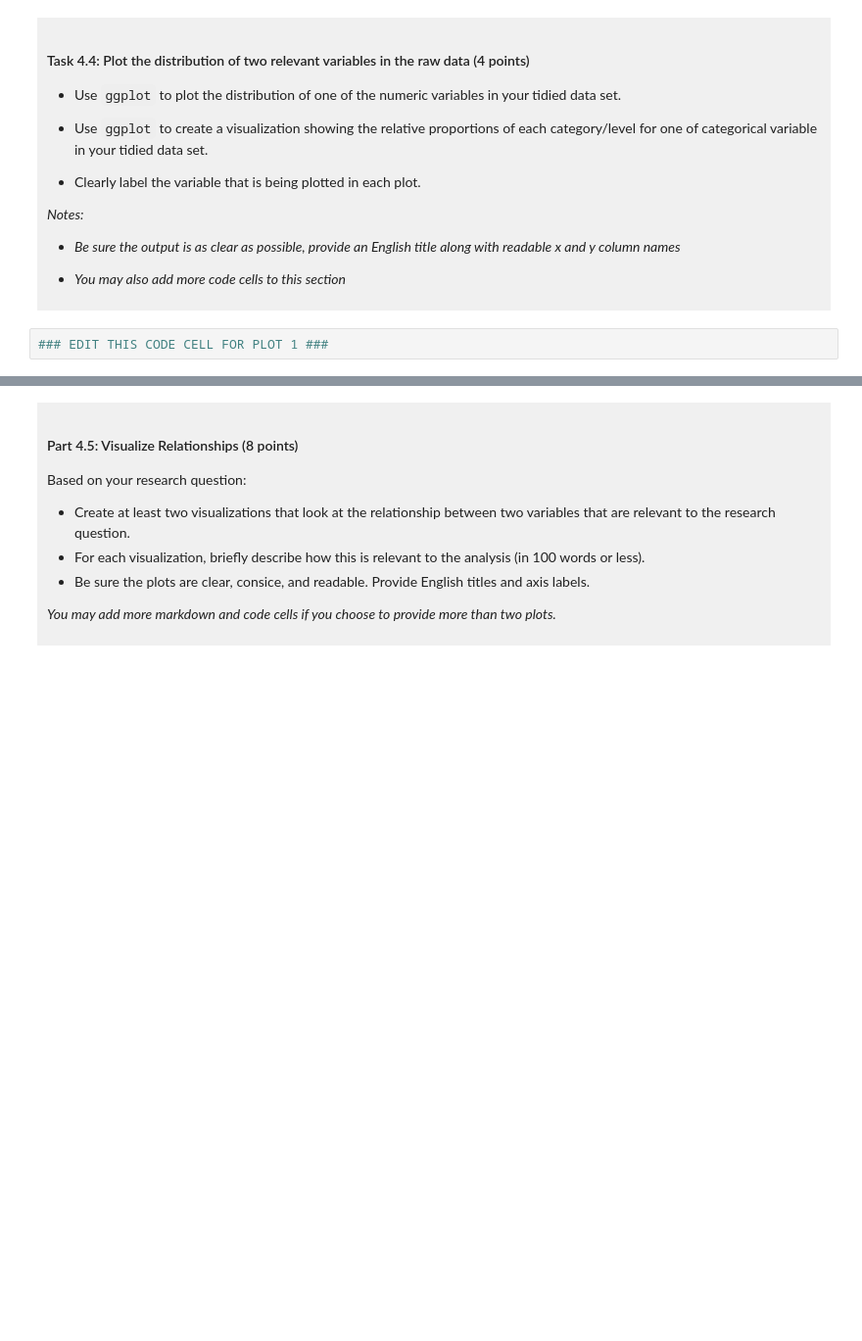
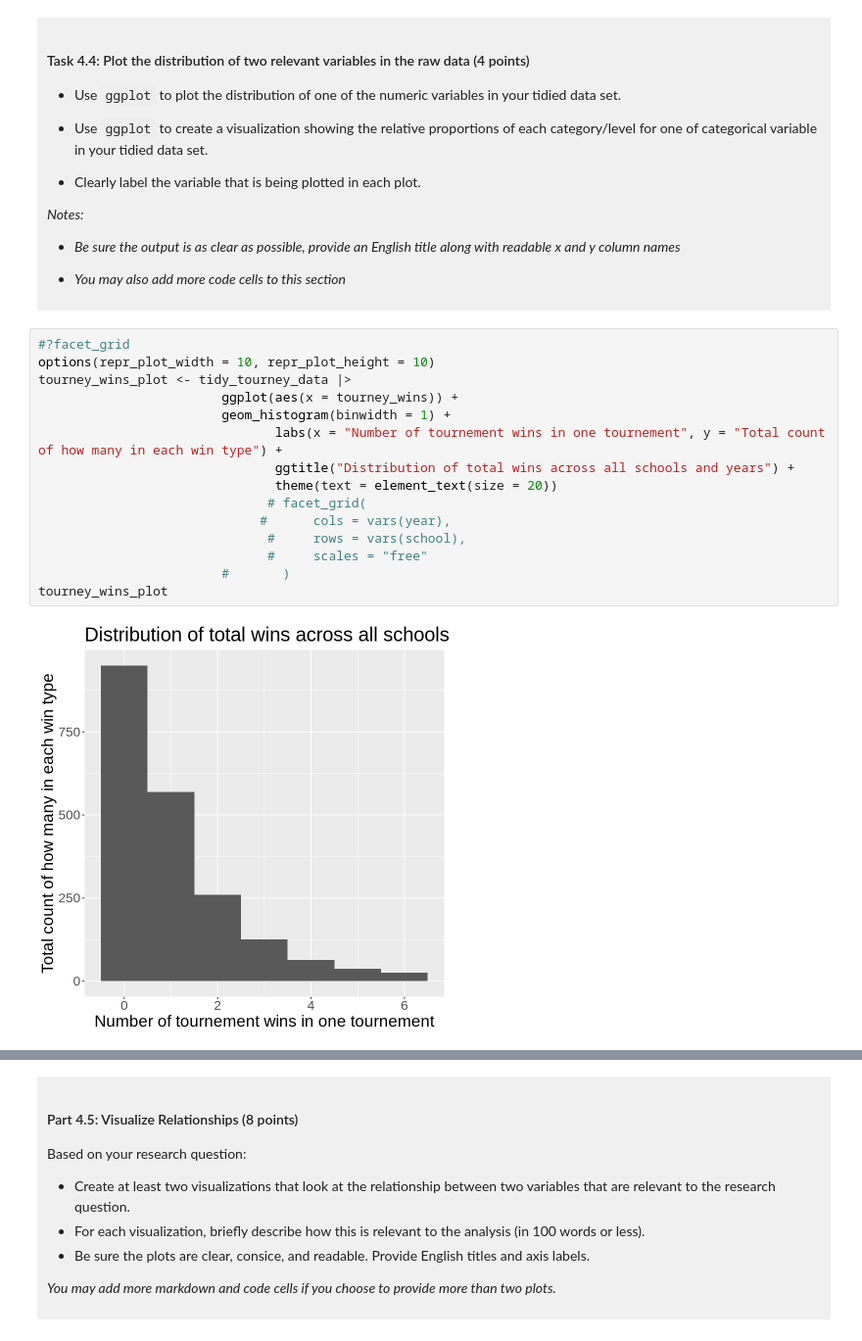
Before and after one commit to EnderArtzo/dsci-100-project-eve-robinson, a Jupyter notebook: dsci-100-project-notebook.ipynb, the cells around one changed output, grey strips where cells are left out. Shown at 98% size. Cells and saved outputs as stored; diff of their text form; blank space fills up the shorter version.

```diff
--- a/dsci-100-project-notebook.ipynb
+++ b/dsci-100-project-notebook.ipynb
@@ -352,5 +415,20 @@ You will refine your research question (if needed) and produce a tidy data set.
 
 </div>
 # %%
-### EDIT THIS CODE CELL FOR PLOT 1 ###
+#?facet_grid
+options(repr_plot_width = 10, repr_plot_height = 10)
+tourney_wins_plot <- tidy_tourney_data |>
+                        ggplot(aes(x = tourney_wins)) +
+                        geom_histogram(binwidth = 1) +
+                               labs(x = "Number of tournement wins in one tournement", y = "Total count of how many in each win type") +
+                               ggtitle("Distribution of total wins across all schools and years") +
+                               theme(text = element_text(size = 20))
+                              # facet_grid(
+                             #      cols = vars(year),
+                              #     rows = vars(school),
+                              #     scales = "free"
+                        #       )
+tourney_wins_plot
+# %% [output]
+[figure, added]
 # %%
```
Also changed, not shown: parts of 5 cells of this notebook.
